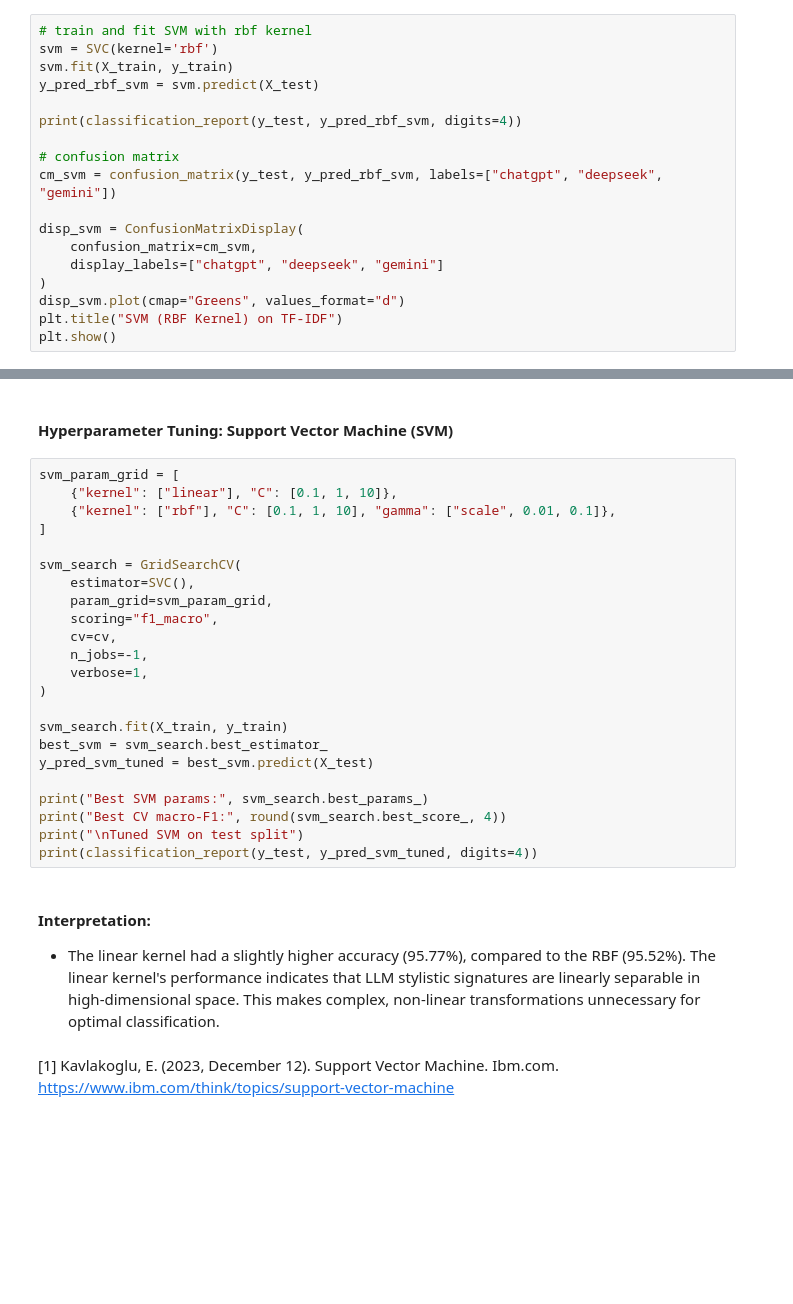
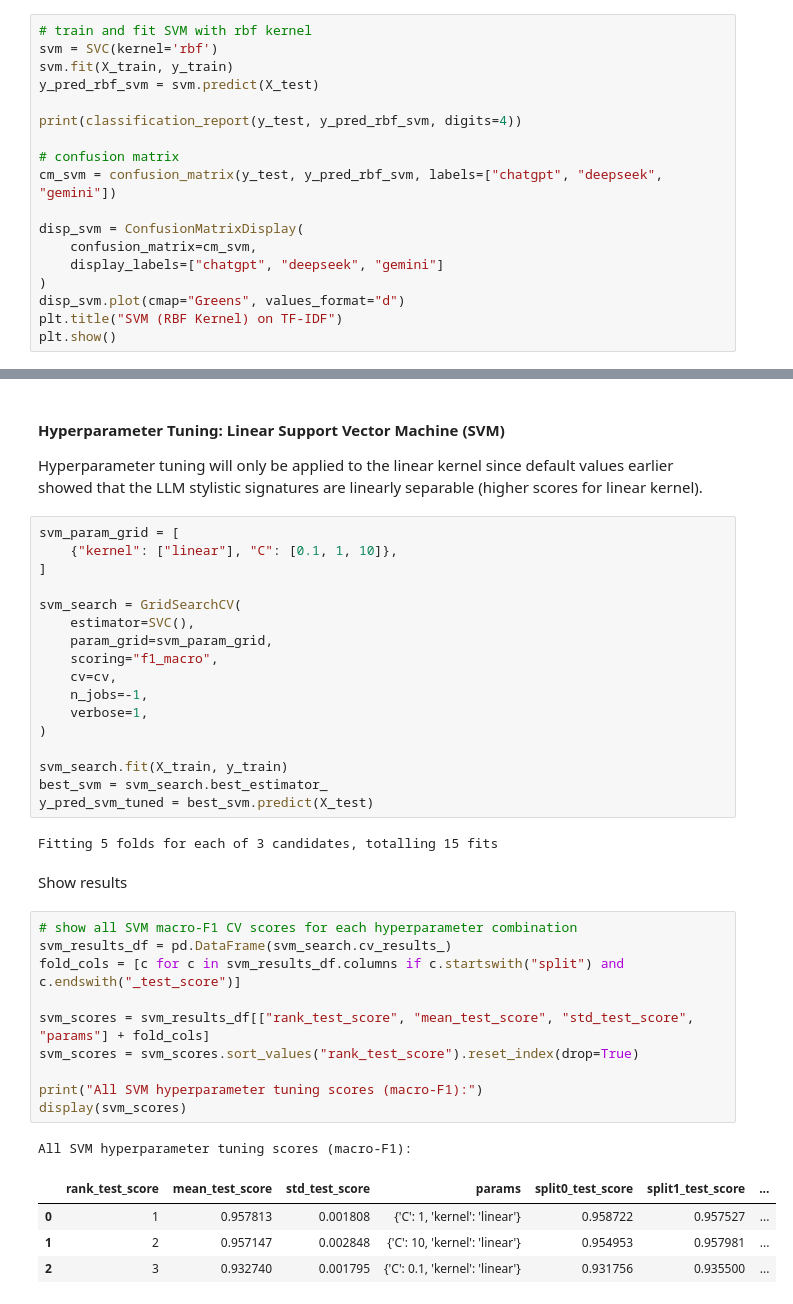
Before and after one commit to tonyyyy0304/STINTSYMCO, a Jupyter notebook: classic_models.ipynb, the cells around one changed output, grey strips where cells are left out. Saved outputs shown, nothing was run; the diff lists cells and outputs as text; blank space fills up the shorter version.

```diff
--- a/classic_models.ipynb
+++ b/classic_models.ipynb
@@ -231,9 +285,10 @@ print(classification_report(y_test, y_pred_logreg_tuned, digits=4))
 # %% [markdown]
-#### Hyperparameter Tuning: Support Vector Machine (SVM)
+#### Hyperparameter Tuning: Linear Support Vector Machine (SVM)
+
+Hyperparameter tuning will only be applied to the linear kernel since default values earlier showed that the LLM stylistic signatures are linearly separable (higher scores for linear kernel).
 # %%
 svm_param_grid = [
     {"kernel": ["linear"], "C": [0.1, 1, 10]},
-    {"kernel": ["rbf"], "C": [0.1, 1, 10], "gamma": ["scale", 0.01, 0.1]},
 ]
 
 svm_search = GridSearchCV(
@@ -248,14 +303,23 @@ svm_search = GridSearchCV(
 svm_search.fit(X_train, y_train)
 best_svm = svm_search.best_estimator_
 y_pred_svm_tuned = best_svm.predict(X_test)
-
-print("Best SVM params:", svm_search.best_params_)
-print("Best CV macro-F1:", round(svm_search.best_score_, 4))
-print("\nTuned SVM on test split")
-print(classification_report(y_test, y_pred_svm_tuned, digits=4))
+# %% [output]
+Fitting 5 folds for each of 3 candidates, totalling 15 fits
-# %% [markdown]
-#### Interpretation:
-
-* The linear kernel had a slightly higher accuracy (95.77%), compared to the RBF (95.52%). The linear kernel's performance indicates that LLM stylistic signatures are linearly separable in high-dimensional space. This makes complex, non-linear transformations unnecessary for optimal classification.
-# %% [markdown]
-[1] Kavlakoglu, E. (2023, December 12). Support Vector Machine. Ibm.com. https://www.ibm.com/think/topics/support-vector-machine
+# %% [markdown]
+Show results
+# %%
+# show all SVM macro-F1 CV scores for each hyperparameter combination
+svm_results_df = pd.DataFrame(svm_search.cv_results_)
+fold_cols = [c for c in svm_results_df.columns if c.startswith("split") and c.endswith("_test_score")]
+
+svm_scores = svm_results_df[["rank_test_score", "mean_test_score", "std_test_score", "params"] + fold_cols]
+svm_scores = svm_scores.sort_values("rank_test_score").reset_index(drop=True)
+
+print("All SVM hyperparameter tuning scores (macro-F1):")
+display(svm_scores)
+# %% [output]
+All SVM hyperparameter tuning scores (macro-F1):
+|  | rank_test_score | mean_test_score | std_test_score | params | split0_test_score | split1_test_score | ... |
+| 0 | 1 | 0.957813 | 0.001808 | {'C': 1, 'kernel': 'linear'} | 0.958722 | 0.957527 | ... |
+| 1 | 2 | 0.957147 | 0.002848 | {'C': 10, 'kernel': 'linear'} | 0.954953 | 0.957981 | ... |
+| 2 | 3 | 0.932740 | 0.001795 | {'C': 0.1, 'kernel': 'linear'} | 0.931756 | 0.935500 | ... |
```
Also changed, not shown: parts of 17 cells of this notebook.
